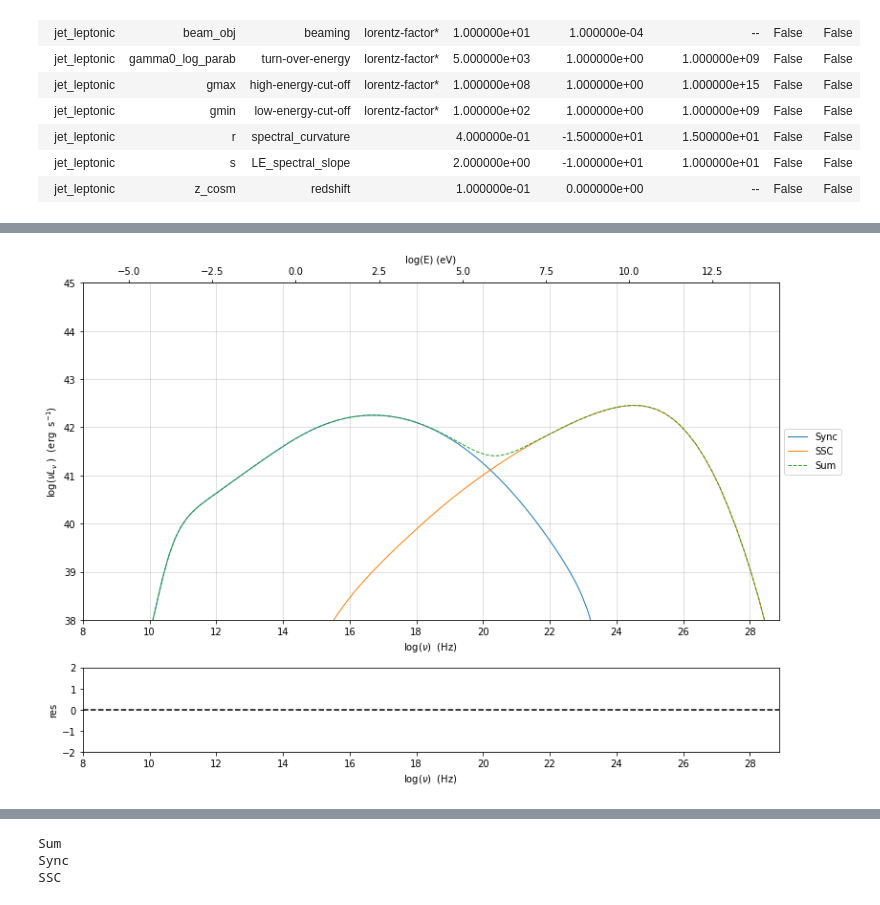
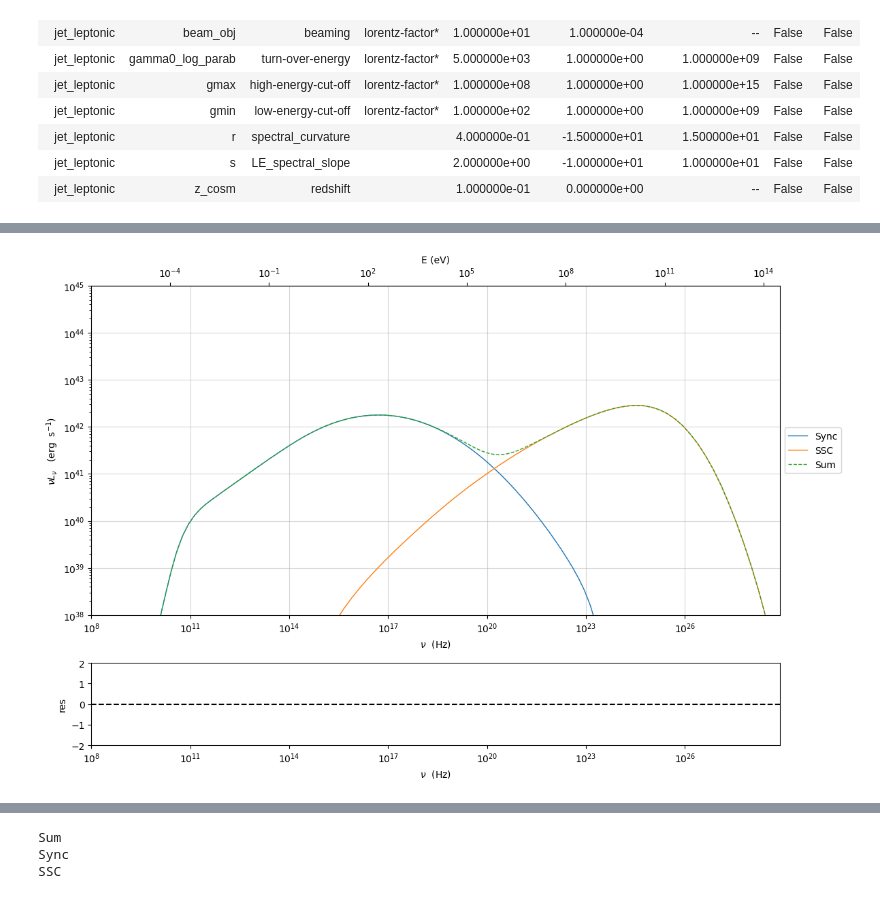
Before and after one commit to andreatramacere/jetset, a Jupyter notebook: notebooks/Tutorial_1.ipynb, the cells around one changed output, grey strips where cells are left out. Drawn from its saved outputs; the diff is of its cells as text; code cells hidden in the pictures.

```diff
--- a/notebooks/Tutorial_1.ipynb
+++ b/notebooks/Tutorial_1.ipynb
@@ -155,8 +154,8 @@ my_plot=my_jet.plot_model(plot_obj=my_plot)
 # %%
 my_plot=my_jet.plot_model(frame='src')
-my_plot.rescale(y_max=45,y_min=38,x_min=8)
+my_plot.setlim(y_max=1E45,y_min=1E38,x_min=1E8)
 # %% [output]
-[figure, old version]
+[figure, new version]
 # %%
 my_plot=my_jet.plot_model(frame='src',density=True)
 # %% [output]
```
Also changed, not shown: parts of 16 cells of this notebook, 8 other files.
